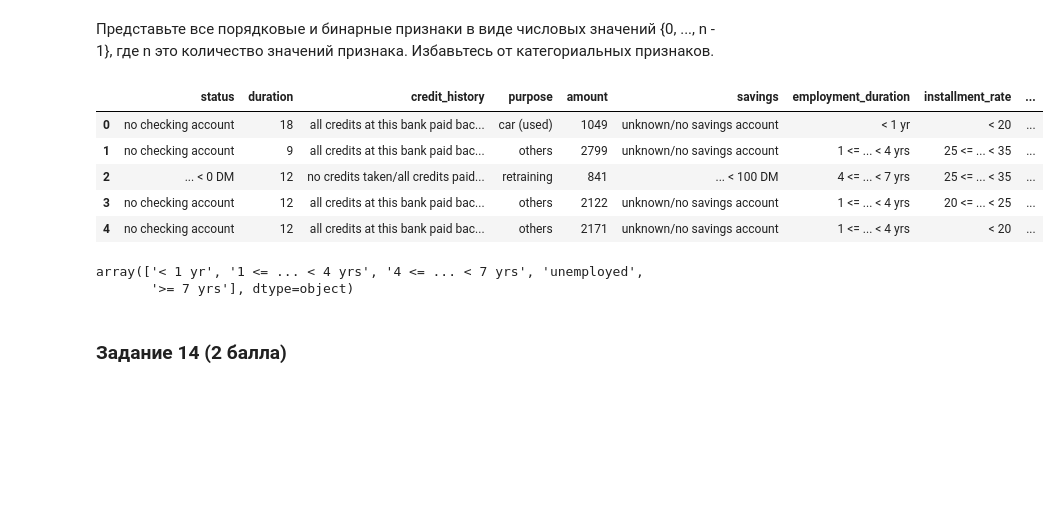
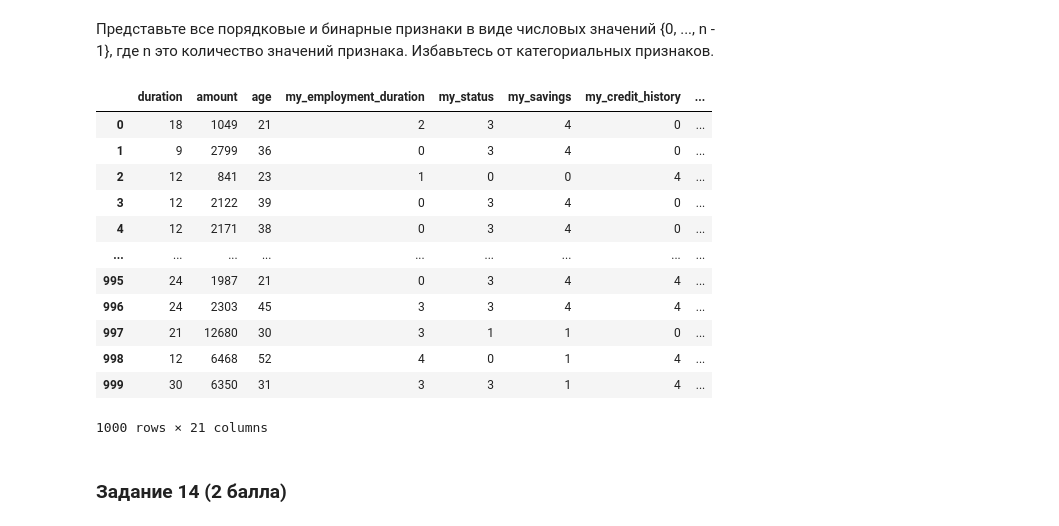
Before and after one commit to TyurinIvan/iad2021, a Jupyter notebook: hw3/hw03-EDA.ipynb, the cells around one changed output. Saved outputs shown, nothing was run; the diff lists cells and outputs as text; code cells hidden in the pictures; blank space fills up the shorter version.

```diff
--- a/hw3/hw03-EDA.ipynb
+++ b/hw3/hw03-EDA.ipynb
@@ -301,20 +291,30 @@ plt.show()
 ### Задание 13  (0.5 балла)
 # %% [markdown]
 Представьте все порядковые и бинарные признаки в виде числовых значений {0, ..., n - 1}, где n это количество значений признака. Избавьтесь от категориальных признаков.
+# %%
+for column in list(df):
+  if df[column].dtype == 'object':
+    new_column = 'my_' + str(column)
+    df[new_column] = label.fit_transform(df[column])
+
+    # Я так и не понял, что нужно... так что действие по желанию!
+    df.drop(column, axis = 1, inplace = True)
 # %%
-df.head(5)
+df
 # %% [output]
-|  | status | duration | credit_history | purpose | amount | savings | employment_duration | installment_rate | ... |
-| 0 | no checking account | 18 | all credits at this bank paid bac... | car (used) | 1049 | unknown/no savings account | < 1 yr | < 20 | ... |
-| 1 | no checking account | 9 | all credits at this bank paid bac... | others | 2799 | unknown/no savings account | 1 <= ... < 4 yrs | 25 <= ... < 35 | ... |
-| 2 | ... < 0 DM | 12 | no credits taken/all credits paid... | retraining | 841 | ... < 100 DM | 4 <= ... < 7 yrs | 25 <= ... < 35 | ... |
-| 3 | no checking account | 12 | all credits at this bank paid bac... | others | 2122 | unknown/no savings account | 1 <= ... < 4 yrs | 20 <= ... < 25 | ... |
-| 4 | no checking account | 12 | all credits at this bank paid bac... | others | 2171 | unknown/no savings account | 1 <= ... < 4 yrs | < 20 | ... |
+|  | duration | amount | age | my_employment_duration | my_status | my_savings | my_credit_history | ... |
+| 0 | 18 | 1049 | 21 | 2 | 3 | 4 | 0 | ... |
+| 1 | 9 | 2799 | 36 | 0 | 3 | 4 | 0 | ... |
+| 2 | 12 | 841 | 23 | 1 | 0 | 0 | 4 | ... |
+| 3 | 12 | 2122 | 39 | 0 | 3 | 4 | 0 | ... |
+| 4 | 12 | 2171 | 38 | 0 | 3 | 4 | 0 | ... |
+| ... | ... | ... | ... | ... | ... | ... | ... | ... |
+| 995 | 24 | 1987 | 21 | 0 | 3 | 4 | 4 | ... |
+| 996 | 24 | 2303 | 45 | 3 | 3 | 4 | 4 | ... |
+| 997 | 21 | 12680 | 30 | 3 | 1 | 1 | 0 | ... |
+| 998 | 12 | 6468 | 52 | 4 | 0 | 1 | 4 | ... |
+| 999 | 30 | 6350 | 31 | 3 | 3 | 1 | 4 | ... |
+1000 rows × 21 columns
-# %%
-df['employment_duration'].unique()
-# %% [output]
-array(['< 1 yr', '1 <= ... < 4 yrs', '4 <= ... < 7 yrs', 'unemployed',
-       '>= 7 yrs'], dtype=object)
 # %%
 # your code here
 # %% [markdown]
```
Also changed, not shown: parts of 5 cells of this notebook.
